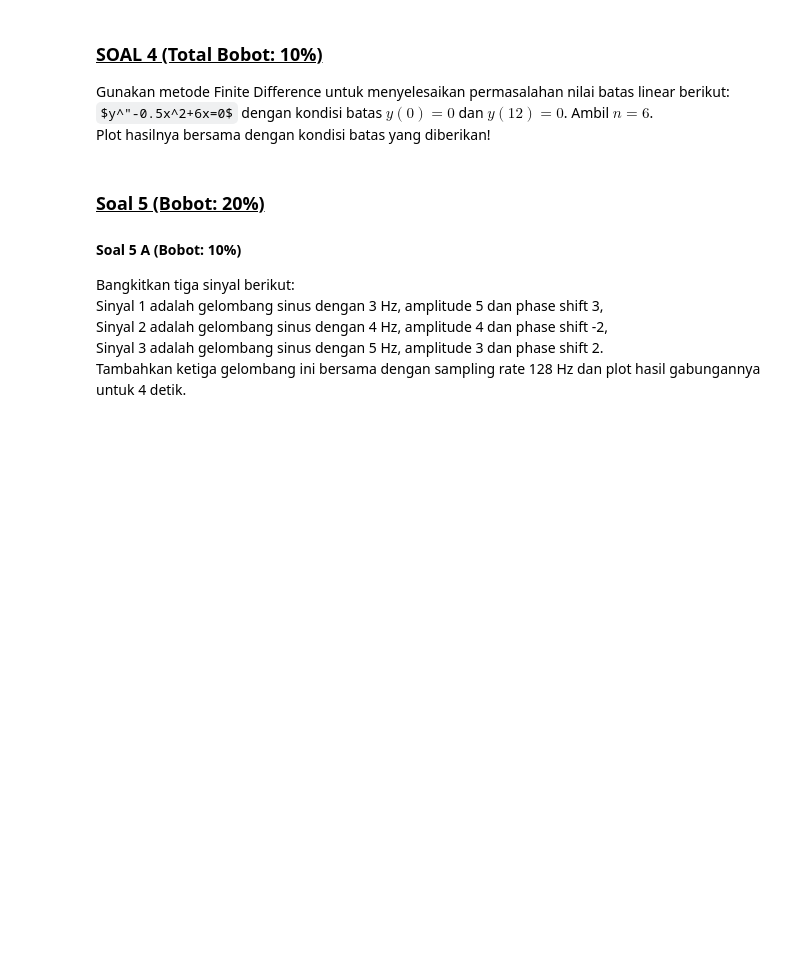
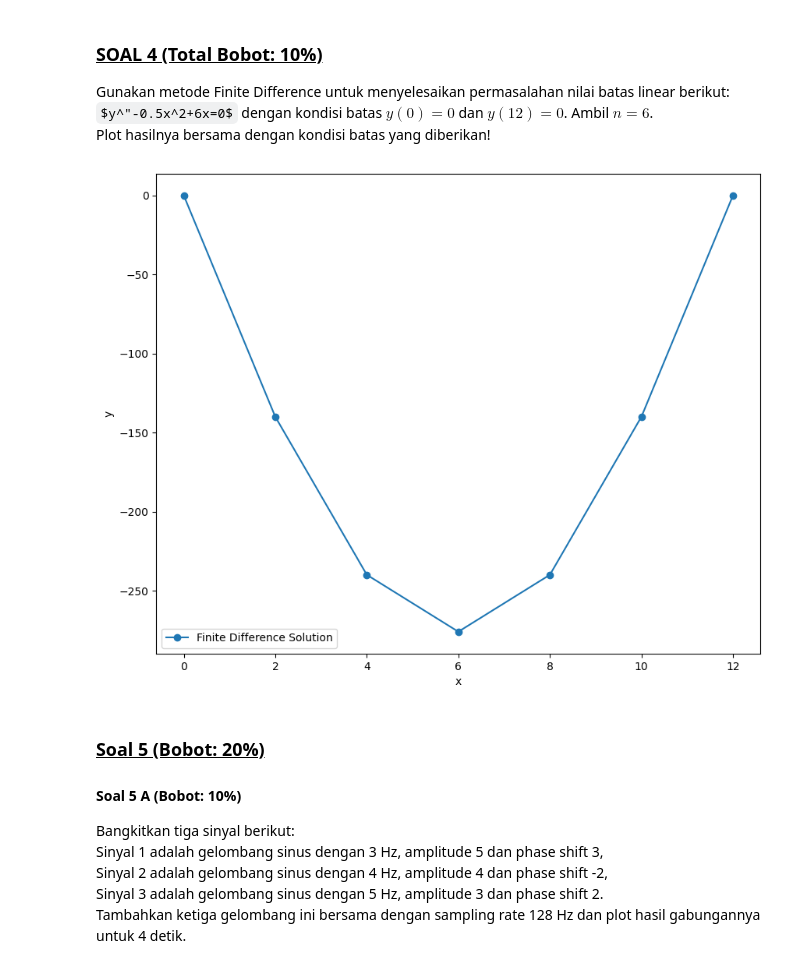
Before and after one commit to NomieC/Nomiec-drive, a Jupyter notebook: jupyter/FidelBrianDava_00000073866_IF420_F_UAS/FidelBrianDava_00000073866_IF420_F_UAS.ipynb, the cells around one changed output. Cells and saved outputs as stored; diff of their text form; code cells hidden in the pictures; some formulas as TeX source; blank space fills up the shorter version.

```diff
--- a/jupyter/FidelBrianDava_00000073866_IF420_F_UAS/FidelBrianDava_00000073866_IF420_F_UAS.ipynb
+++ b/jupyter/FidelBrianDava_00000073866_IF420_F_UAS/FidelBrianDava_00000073866_IF420_F_UAS.ipynb
@@ -187,34 +241,40 @@ Plot hasilnya bersama dengan kondisi batas yang diberikan!
 # %%
 # initial parameters
 n = 6
 h = (12-0) / n
 x = np.linspace(0, 12, n+1)
 
 # Get A and b (Max Points: 5%)
 # put your codes here
-
-
-
-
-
-
+A = np.zeros((n+1, n+1))
+A[0, 0] = 1
+A[n, n] = 1
+for i in range(1, n):
+    A[i, i-1] = 1
+    A[i, i] = -2
+    A[i, i+1] = 1
 
 # Get b
 # put your codes here
-
-
-
-
+b = np.zeros(n+1)
+b[0] = 0
+b[1:-1] = (-0.5*x[1:-1]**2 +6*x[1:-1])*h**2
+b[-1] = 0
 
 # solve the linear equations and plot the results (Max Points: 5%)
 # put your codes here
-
-
-
-
+y = np.linalg.solve(A, b)
 
 # plot the results
 # put your codes here
+plt.figure(figsize=(10,8))
+plt.plot(x, y, 'o-', label='Finite Difference Solution')
+plt.xlabel('x')
+plt.ylabel('y')
+plt.legend()
+plt.show()
+# %% [output]
+[figure, added]
 # %% [markdown]
 <u><h3>Soal 5 (Bobot: 20%)</h3></u>
 
```
Also changed, not shown: parts of 13 cells of this notebook.
